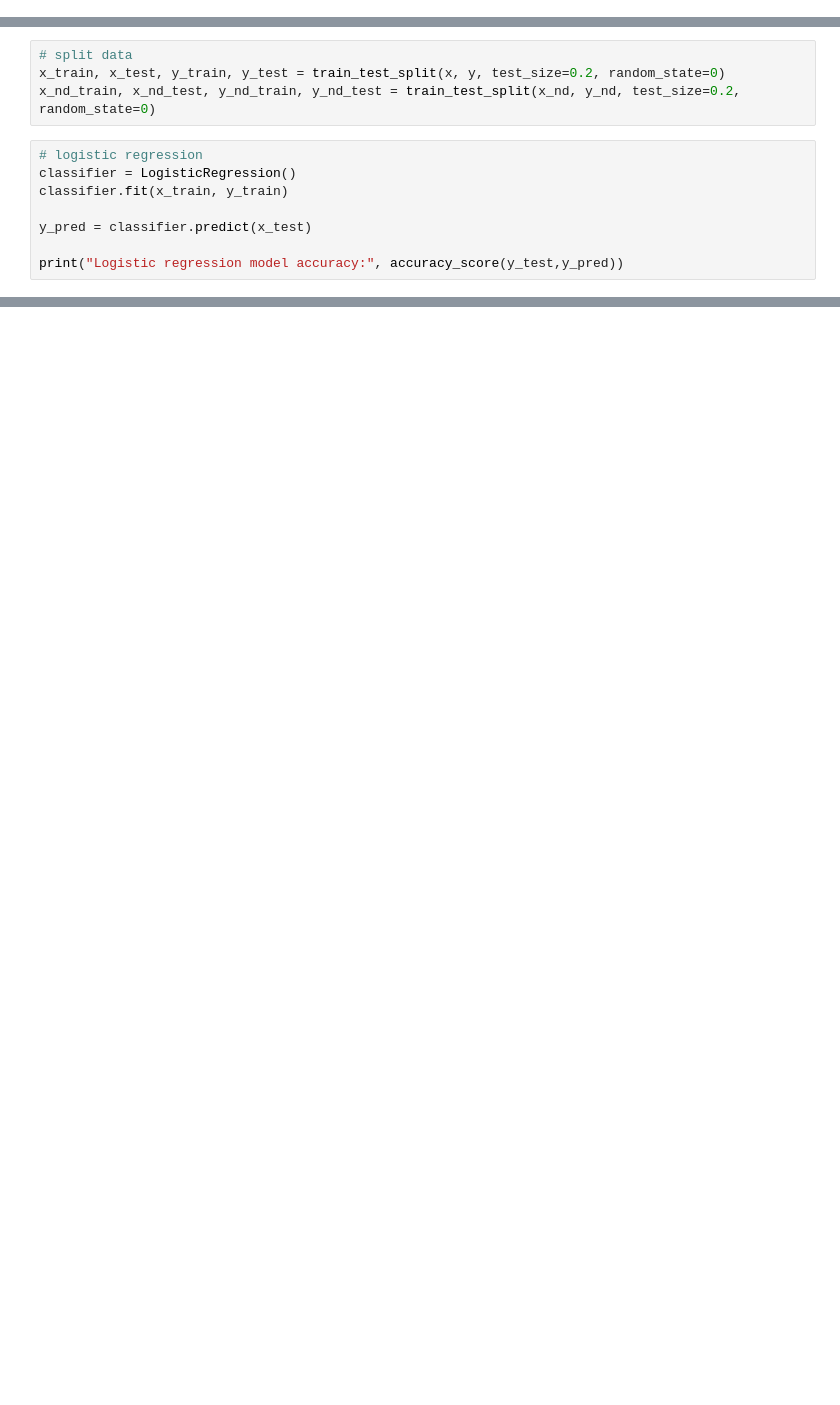
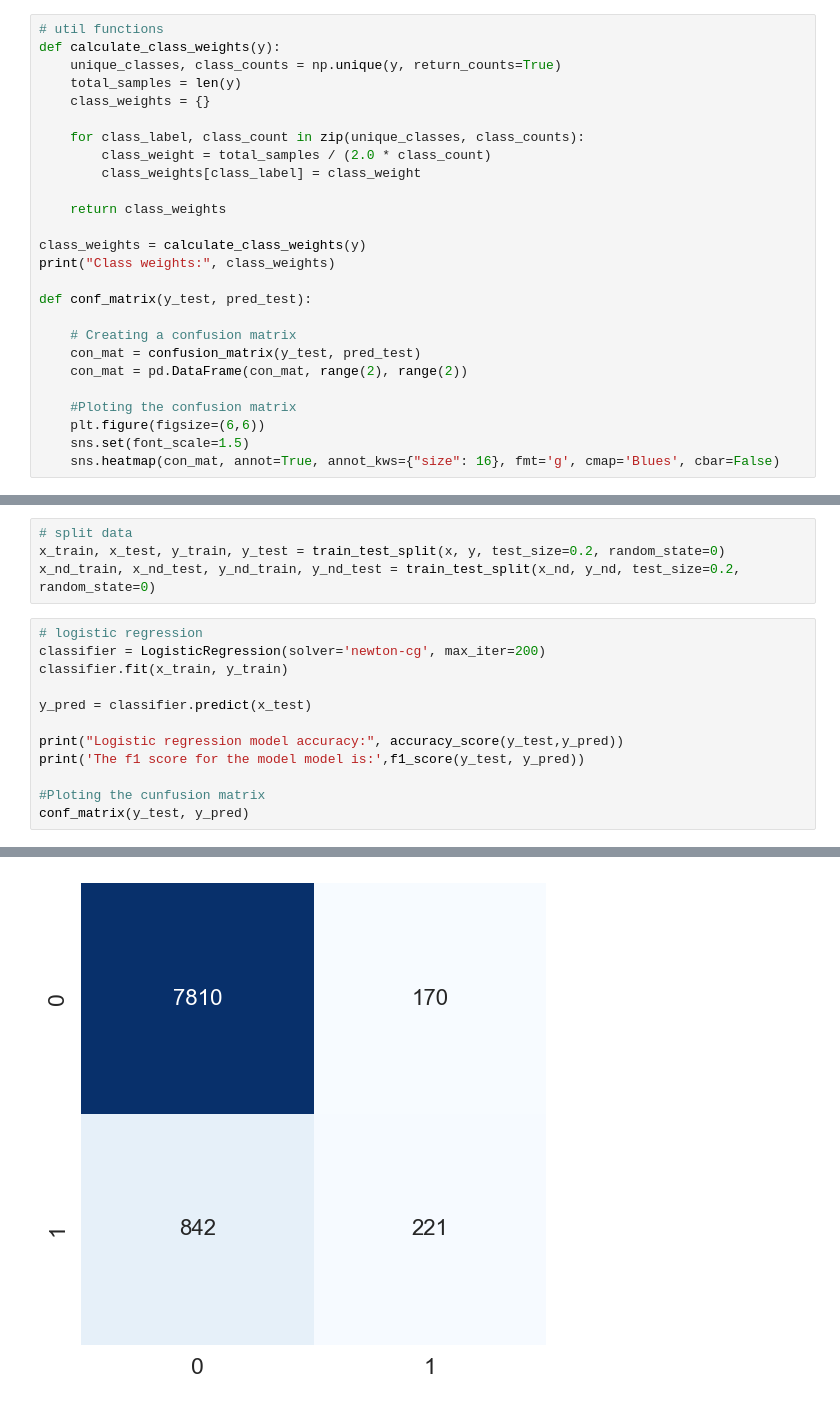
Before and after one commit to jshen1s1/BankMarketing, a Jupyter notebook: modeling.ipynb, the cells around one changed output, grey strips where cells are left out. Drawn from its saved outputs; the diff is of its cells as text; blank space fills up the shorter version.

```diff
--- a/modeling.ipynb
+++ b/modeling.ipynb
@@ -24,0 +49,26 @@ x_nd = SC.fit_transform(x_nd)
+# %%
+# util functions
+def calculate_class_weights(y):
+    unique_classes, class_counts = np.unique(y, return_counts=True)
+    total_samples = len(y)
+    class_weights = {}
+
+    for class_label, class_count in zip(unique_classes, class_counts):
+        class_weight = total_samples / (2.0 * class_count)
+        class_weights[class_label] = class_weight
+
+    return class_weights
+
+class_weights = calculate_class_weights(y)
+print("Class weights:", class_weights)
+
+def conf_matrix(y_test, pred_test):
+
+    # Creating a confusion matrix
+    con_mat = confusion_matrix(y_test, pred_test)
+    con_mat = pd.DataFrame(con_mat, range(2), range(2))
+
+    #Ploting the confusion matrix
+    plt.figure(figsize=(6,6))
+    sns.set(font_scale=1.5)
+    sns.heatmap(con_mat, annot=True, annot_kws={"size": 16}, fmt='g', cmap='Blues', cbar=False)
@@ -28,10 +80,14 @@ x_train, x_test, y_train, y_test = train_test_split(x, y, test_size=0.2, random_
 x_nd_train, x_nd_test, y_nd_train, y_nd_test = train_test_split(x_nd, y_nd, test_size=0.2, random_state=0)
 # %%
 # logistic regression
-classifier = LogisticRegression()
+classifier = LogisticRegression(solver='newton-cg', max_iter=200)
 classifier.fit(x_train, y_train)
 
 y_pred = classifier.predict(x_test)
 
 print("Logistic regression model accuracy:", accuracy_score(y_test,y_pred))
+print('The f1 score for the model model is:',f1_score(y_test, y_pred))
+
+#Ploting the cunfusion matrix
+conf_matrix(y_test, y_pred)
 # %% [output]
@@ -38,0 +96 @@ Logistic regression model accuracy: 0.8886431493973239
+[figure, added]
```
Also changed, not shown: parts of 17 cells of this notebook.
